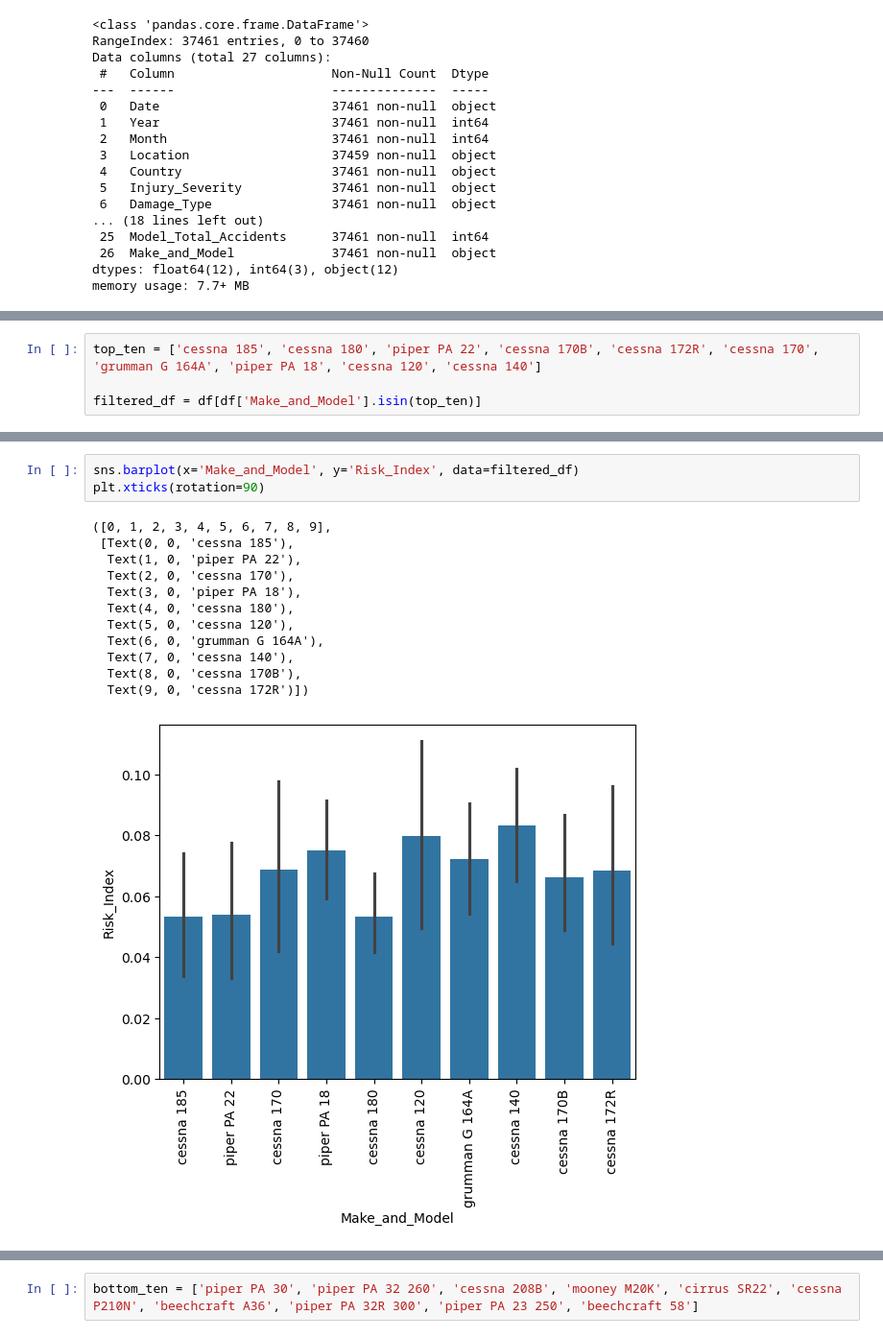
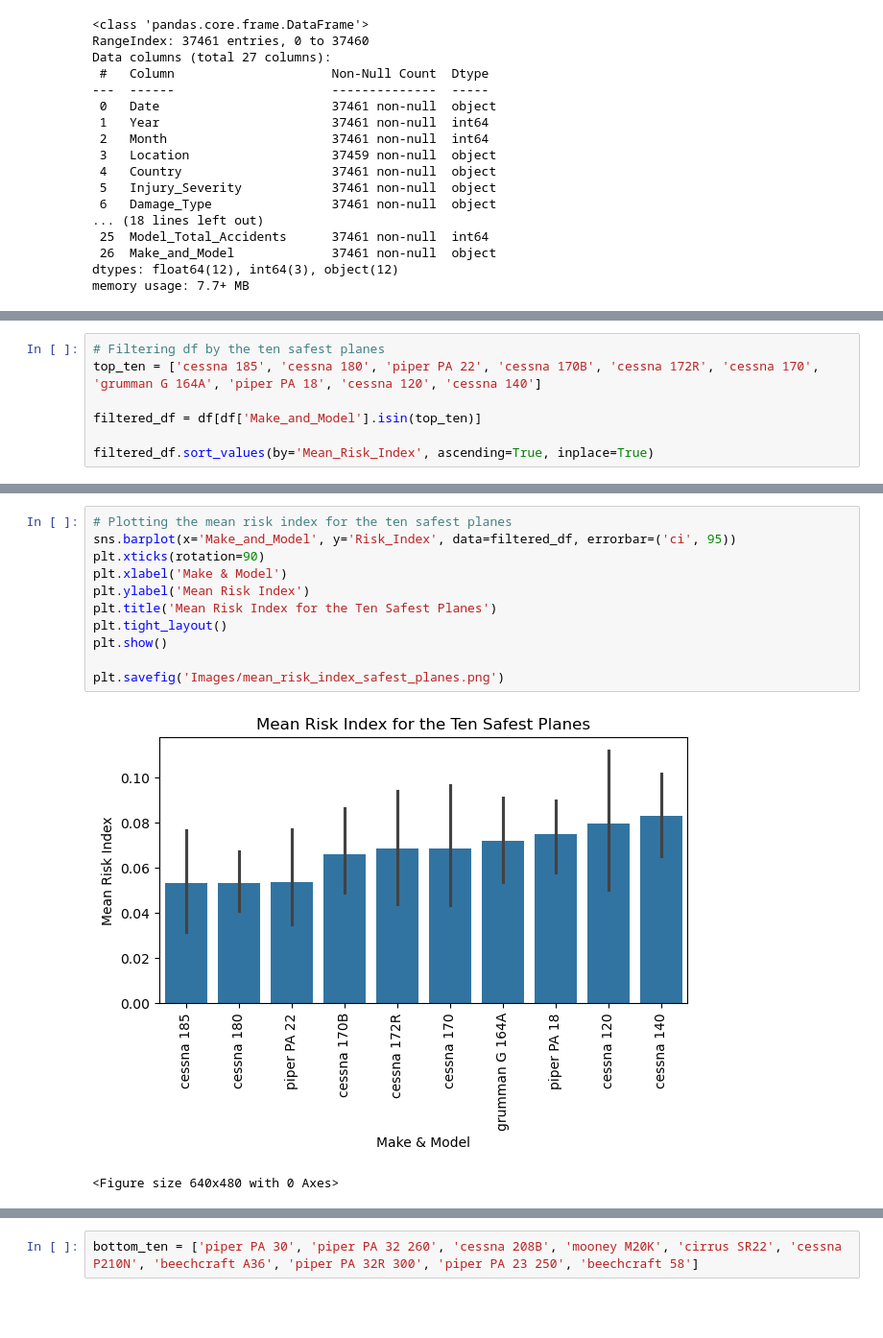
Before and after one commit to williambguo/ds-project1, a Jupyter notebook: Notebooks/EDA.ipynb, the cells around one changed output, grey strips where cells are left out. Shown at 96% size. Cells and saved outputs as stored; diff of their text form; blank space fills up the shorter version.

```diff
--- a/Notebooks/EDA.ipynb
+++ b/Notebooks/EDA.ipynb
@@ -241,4 +215,7 @@ df.loc[df['Make_and_Model'] == 'piper 180']
 # %%
+# Filtering df by the ten safest planes
 top_ten = ['cessna 185', 'cessna 180', 'piper PA 22', 'cessna 170B', 'cessna 172R', 'cessna 170', 'grumman G 164A', 'piper PA 18', 'cessna 120', 'cessna 140']
 
 filtered_df = df[df['Make_and_Model'].isin(top_ten)]
+
+filtered_df.sort_values(by='Mean_Risk_Index', ascending=True, inplace=True)
@@ -255,16 +227,14 @@ filtered_df.head()
-# %%
-sns.barplot(x='Make_and_Model', y='Risk_Index', data=filtered_df)
-plt.xticks(rotation=90)
-# %% [output]
-([0, 1, 2, 3, 4, 5, 6, 7, 8, 9],
- [Text(0, 0, 'cessna 185'),
-  Text(1, 0, 'piper PA 22'),
-  Text(2, 0, 'cessna 170'),
-  Text(3, 0, 'piper PA 18'),
-  Text(4, 0, 'cessna 180'),
-  Text(5, 0, 'cessna 120'),
-  Text(6, 0, 'grumman G 164A'),
-  Text(7, 0, 'cessna 140'),
-  Text(8, 0, 'cessna 170B'),
-  Text(9, 0, 'cessna 172R')])
-[figure, removed]
+# %%
+# Plotting the mean risk index for the ten safest planes
+sns.barplot(x='Make_and_Model', y='Risk_Index', data=filtered_df, errorbar=('ci', 95))
+plt.xticks(rotation=90)
+plt.xlabel('Make & Model')
+plt.ylabel('Mean Risk Index')
+plt.title('Mean Risk Index for the Ten Safest Planes')
+plt.tight_layout()
+plt.show()
+
+plt.savefig('Images/mean_risk_index_safest_planes.png')
+# %% [output]
+[figure, added]
+<Figure size 640x480 with 0 Axes>
```
Also changed, not shown: parts of 18 cells of this notebook, 1 other file.
